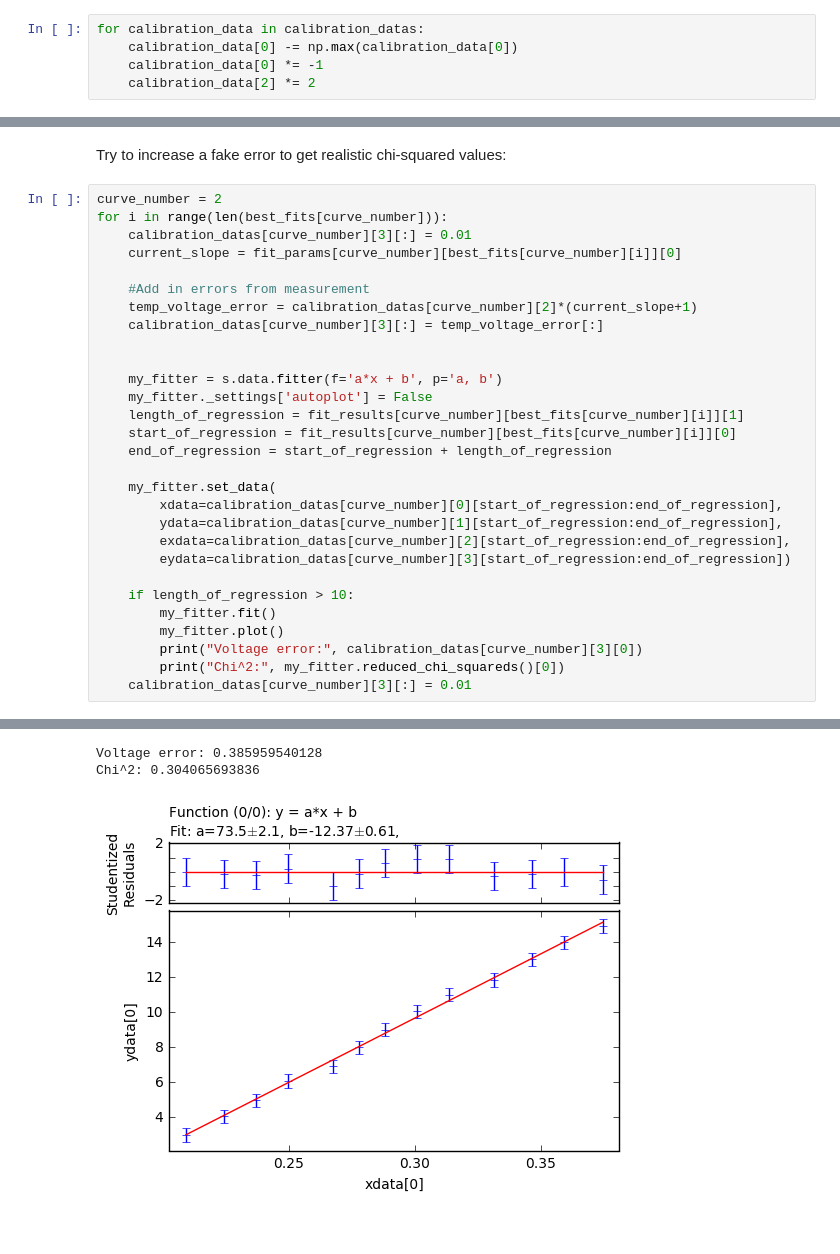
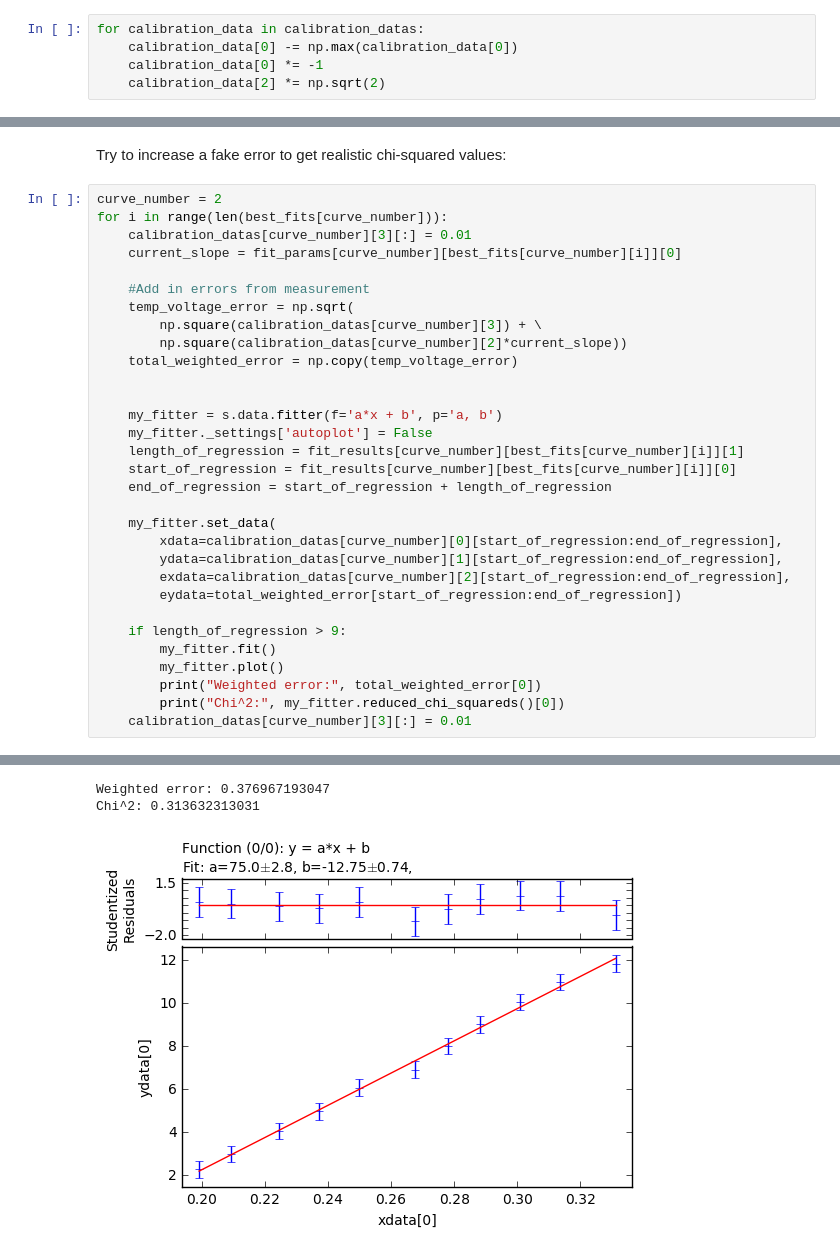
Before and after one commit to ry-dgel/Chladni, a Jupyter notebook: analysis/interim_analysis_post_offset.ipynb, the cells around one changed output, grey strips where cells are left out. Saved outputs shown, nothing was run; the diff lists cells and outputs as text.

Commit message:
Fixed up analysis to use x errors

```diff
--- a/analysis/interim_analysis_post_offset.ipynb
+++ b/analysis/interim_analysis_post_offset.ipynb
@@ -41,7 +41,7 @@ Convert to relative heights:
 for calibration_data in calibration_datas:
     calibration_data[0] -= np.max(calibration_data[0])
     calibration_data[0] *= -1
-    calibration_data[2] *= 2
+    calibration_data[2] *= np.sqrt(2)
 # %% [markdown]
 Offset the data for maximal overlap:
 # %%
@@ -134,8 +134,10 @@ for i in range(len(best_fits[curve_number])):
     current_slope = fit_params[curve_number][best_fits[curve_number][i]][0]
 
     #Add in errors from measurement
-    temp_voltage_error = calibration_datas[curve_number][2]*(current_slope+1)
-    calibration_datas[curve_number][3][:] = temp_voltage_error[:]
+    temp_voltage_error = np.sqrt(
+        np.square(calibration_datas[curve_number][3]) + \
+        np.square(calibration_datas[curve_number][2]*current_slope))
+    total_weighted_error = np.copy(temp_voltage_error)
 
 
     my_fitter = s.data.fitter(f='a*x + b', p='a, b')
@@ -148,12 +150,12 @@ for i in range(len(best_fits[curve_number])):
         xdata=calibration_datas[curve_number][0][start_of_regression:end_of_regression],
         ydata=calibration_datas[curve_number][1][start_of_regression:end_of_regression],
         exdata=calibration_datas[curve_number][2][start_of_regression:end_of_regression],
-        eydata=calibration_datas[curve_number][3][start_of_regression:end_of_regression])
+        eydata=total_weighted_error[start_of_regression:end_of_regression])
 
-    if length_of_regression > 10:
+    if length_of_regression > 9:
         my_fitter.fit()
         my_fitter.plot()
-        print("Voltage error:", calibration_datas[curve_number][3][0])
+        print("Weighted error:", total_weighted_error[0])
         print("Chi^2:", my_fitter.reduced_chi_squareds()[0])
     calibration_datas[curve_number][3][:] = 0.01
 # %% [output]
@@ -173,3 +175,3 @@ Chi^2: 0.305559326866
-Voltage error: 0.385959540128
-Chi^2: 0.304065693836
+Weighted error: 0.376967193047
+Chi^2: 0.313632313031
-[figure, old version]
+[figure, new version]
```
Also changed, not shown: parts of 4 cells of this notebook.
